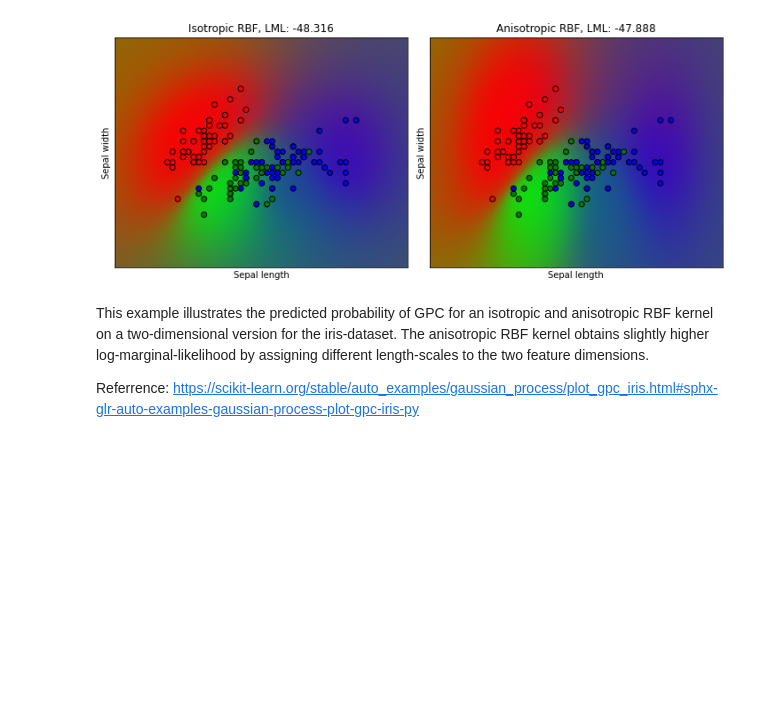
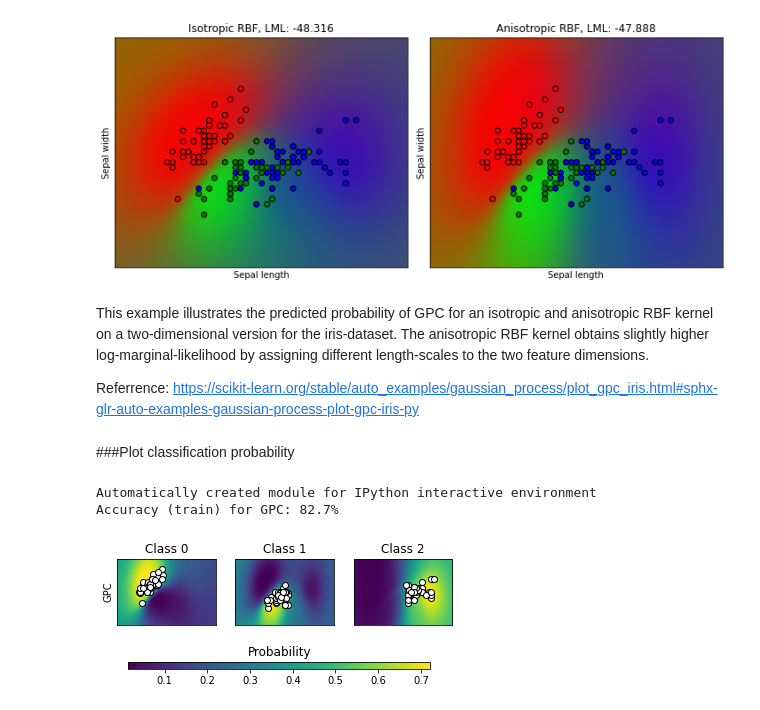
Before and after one commit to afrojaakter/Surrogate-Based-Optimization, a Jupyter notebook: GaussianProcessClassification.ipynb, the cells around one changed output. Drawn from its saved outputs; the diff is of its cells as text; code cells hidden in the pictures; blank space fills up the shorter version.

```diff
--- a/GaussianProcessClassification.ipynb
+++ b/GaussianProcessClassification.ipynb
@@ -117,3 +117,77 @@ This example illustrates the predicted probability of GPC for an isotropic and a
 
 
 Referrence: https://scikit-learn.org/stable/auto_examples/gaussian_process/plot_gpc_iris.html#sphx-glr-auto-examples-gaussian-process-plot-gpc-iris-py
+# %% [markdown]
+###Plot classification probability
+# %%
+print(__doc__)
+
+# Author: Alexandre Gramfort <alexandre.gramfort@inria.fr>
+# License: BSD 3 clause
+
+import matplotlib.pyplot as plt
+import numpy as np
+
+from sklearn.metrics import accuracy_score
+from sklearn.linear_model import LogisticRegression
+from sklearn.svm import SVC
+from sklearn.gaussian_process import GaussianProcessClassifier
+from sklearn.gaussian_process.kernels import RBF
+from sklearn import datasets
+
+iris = datasets.load_iris()
+X = iris.data[:, 0:2]  # we only take the first two features for visualization
+y = iris.target
+
+n_features = X.shape[1]
+
+C = 10
+kernel = 1.0 * RBF([1.0, 1.0])  # for GPC
+
+# Create different classifiers.
+classifiers = {
+    'GPC': GaussianProcessClassifier(kernel)
+}
+
+n_classifiers = len(classifiers)
+
+plt.figure(figsize=(3 * 2, n_classifiers * 2))
+plt.subplots_adjust(bottom=.2, top=.95)
+
+xx = np.linspace(3, 9, 100)
+yy = np.linspace(1, 5, 100).T
+xx, yy = np.meshgrid(xx, yy)
+Xfull = np.c_[xx.ravel(), yy.ravel()]
+
+for index, (name, classifier) in enumerate(classifiers.items()):
+    classifier.fit(X, y)
+
+    y_pred = classifier.predict(X)
+    accuracy = accuracy_score(y, y_pred)
+    print("Accuracy (train) for %s: %0.1f%% " % (name, accuracy * 100))
+
+    # View probabilities:
+    probas = classifier.predict_proba(Xfull)
+    n_classes = np.unique(y_pred).size
+    for k in range(n_classes):
+        plt.subplot(n_classifiers, n_classes, index * n_classes + k + 1)
+        plt.title("Class %d" % k)
+        if k == 0:
+            plt.ylabel(name)
+        imshow_handle = plt.imshow(probas[:, k].reshape((100, 100)),
+                                   extent=(3, 9, 1, 5), origin='lower')
+        plt.xticks(())
+        plt.yticks(())
+        idx = (y_pred == k)
+        if idx.any():
+            plt.scatter(X[idx, 0], X[idx, 1], marker='o', c='w', edgecolor='k')
+
+ax = plt.axes([0.15, 0.04, 0.7, 0.05])
+plt.title("Probability")
+plt.colorbar(imshow_handle, cax=ax, orientation='horizontal')
+
+plt.show()
+# %% [output]
+Automatically created module for IPython interactive environment
+Accuracy (train) for GPC: 82.7%
+[figure, added]
```
